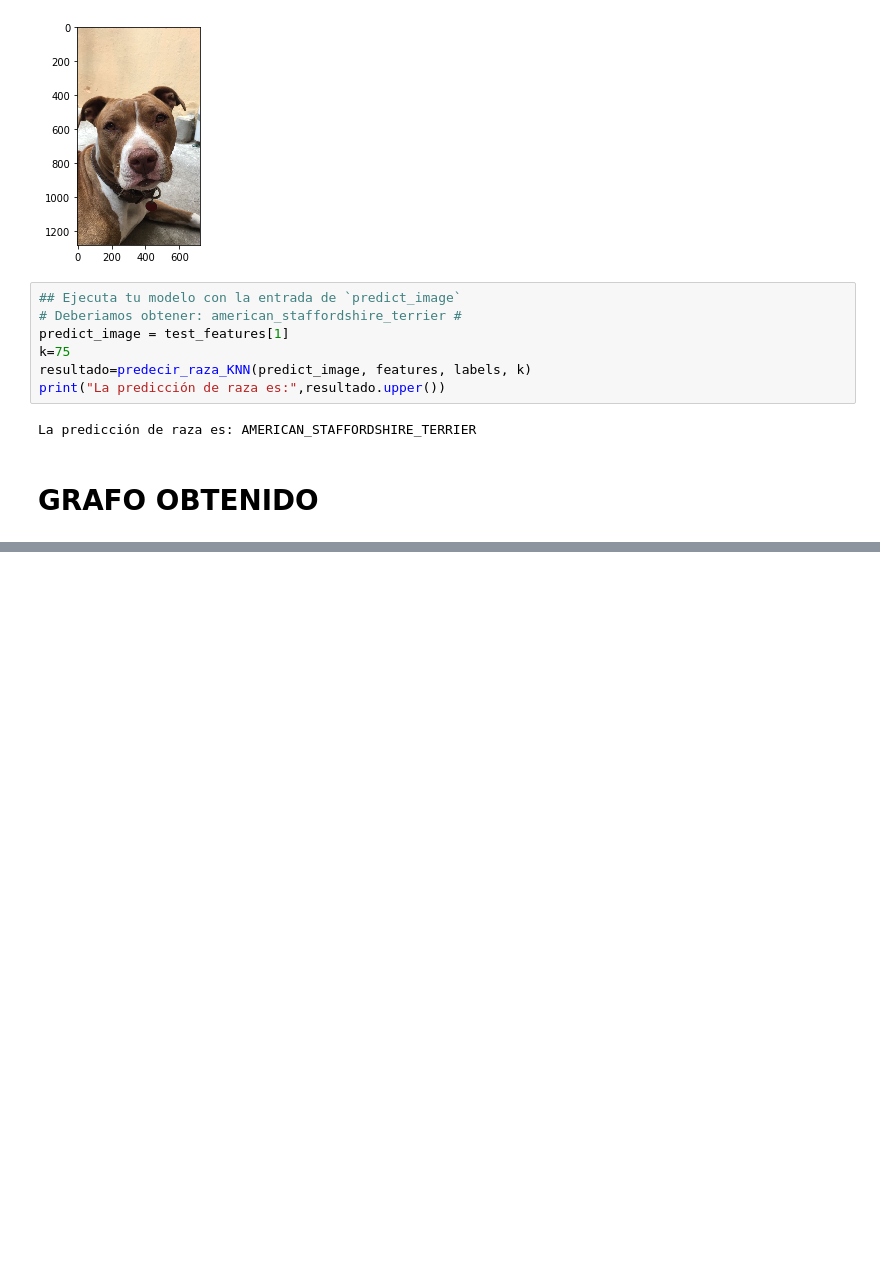
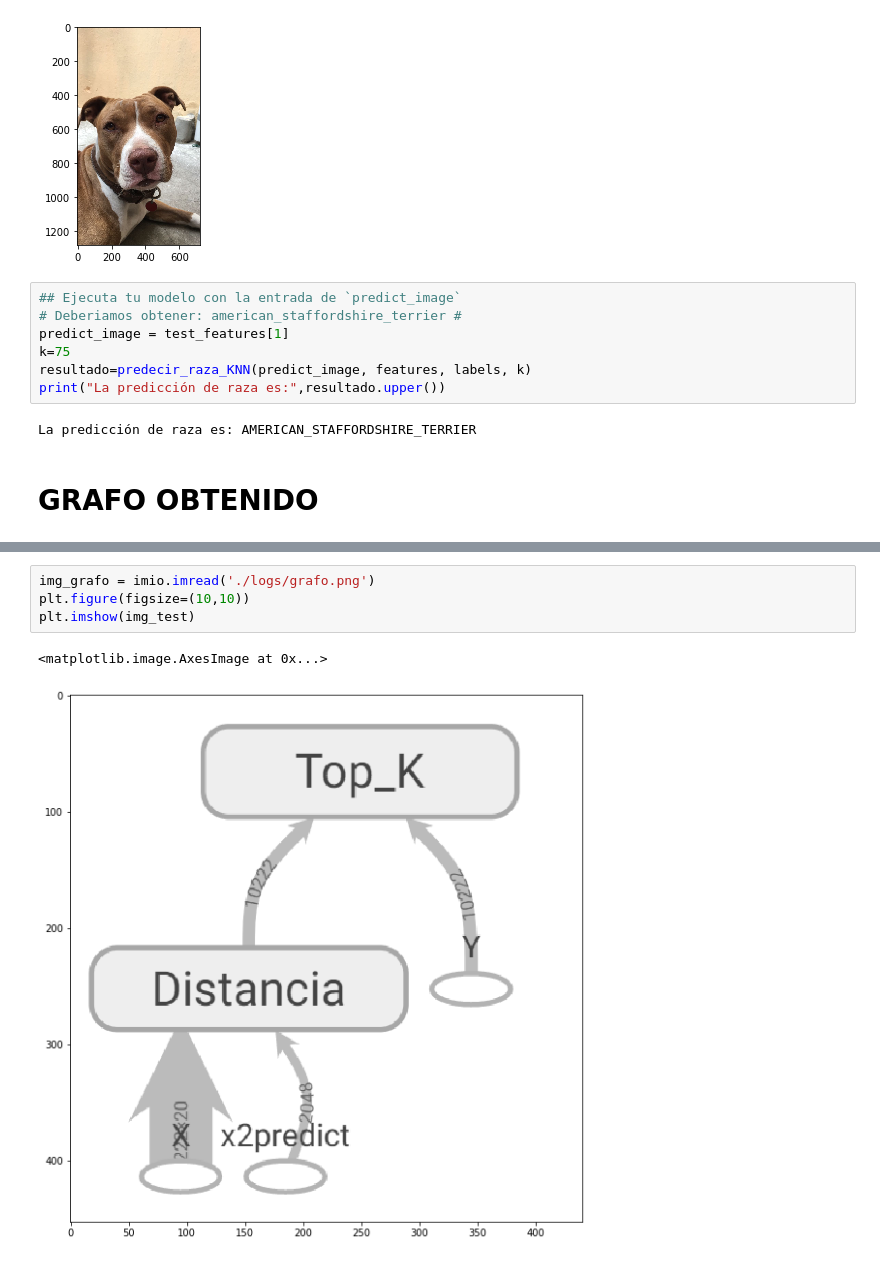
Before and after one commit to aomeza/Statistical-Learning, a Jupyter notebook: k-nearest_neighbor/K-nearest neighbor.ipynb, the cells around one changed output, grey strips where cells are left out. Drawn from its saved outputs; the diff is of its cells as text; blank space fills up the shorter version.

```diff
--- a/k-nearest_neighbor/K-nearest neighbor.ipynb
+++ b/k-nearest_neighbor/K-nearest neighbor.ipynb
@@ -197,3 +197,10 @@ La predicción de raza es: AMERICAN_STAFFORDSHIRE_TERRIER
 # GRAFO OBTENIDO
 # %% [markdown]
 ![Grafo](./logs/grafo.png)
+# %%
+img_grafo = imio.imread('./logs/grafo.png')
+plt.figure(figsize=(10,10))
+plt.imshow(img_test)
+# %% [output]
+<matplotlib.image.AxesImage at 0x...>
+[figure, added]
```
